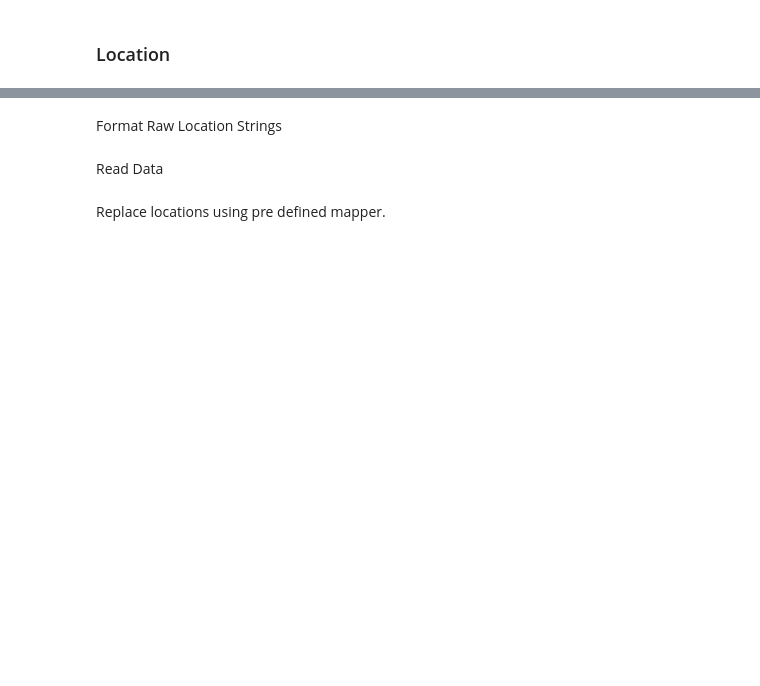
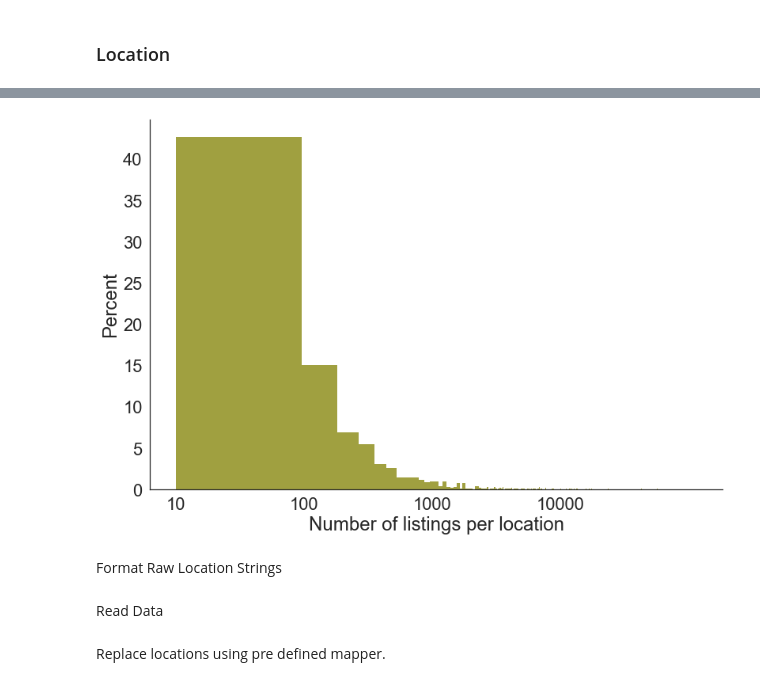
Before and after one commit to simkass/quebec-real-estate-analysis, a Jupyter notebook: notebooks/preprocessing.ipynb, the cells around one changed output, grey strips where cells are left out. Cells and saved outputs as stored; diff of their text form; code cells hidden in the pictures; blank space fills up the shorter version.

Commit message:
Add plot

```diff
--- a/notebooks/preprocessing.ipynb
+++ b/notebooks/preprocessing.ipynb
@@ -257,2 +273,9 @@ Number of listings: 125242
 # %% [markdown]
 ### Location
+# %%
+raw_dropna = raw_listings[['location']].dropna()
+raw_locations = raw_dropna.groupby('location').mean().astype(int).reset_index()
+# %%
+raw_locations.insert(0, 'Nb of listings', '')
+location_value_counts = raw_dropna['location'].value_counts()
+raw_locations['Nb of listings'] = raw_locations['location'].map(location_value_counts).astype(int)
@@ -259,3 +296,10 @@ Number of listings: 125242
+# %%
+ax = sns.displot(raw_locations, x='Nb of listings', stat="percent", fill=True, height=8, aspect=1.5, linewidth=0, color=plt_color)
+ax.set(xscale="log")
+ax.set(xlabel="Number of listings per location", xticklabels=["0", "0", "10", "100", "1000", "10000"])
+plt.savefig('./figures/preprocessing/raw-locations-dist.png', transparent=True)
+# %% [output]
+[figure, added]
 # %% [markdown]
 Format Raw Location Strings
 # %%
```
Also changed, not shown: parts of 4 cells of this notebook, 3 other files.
